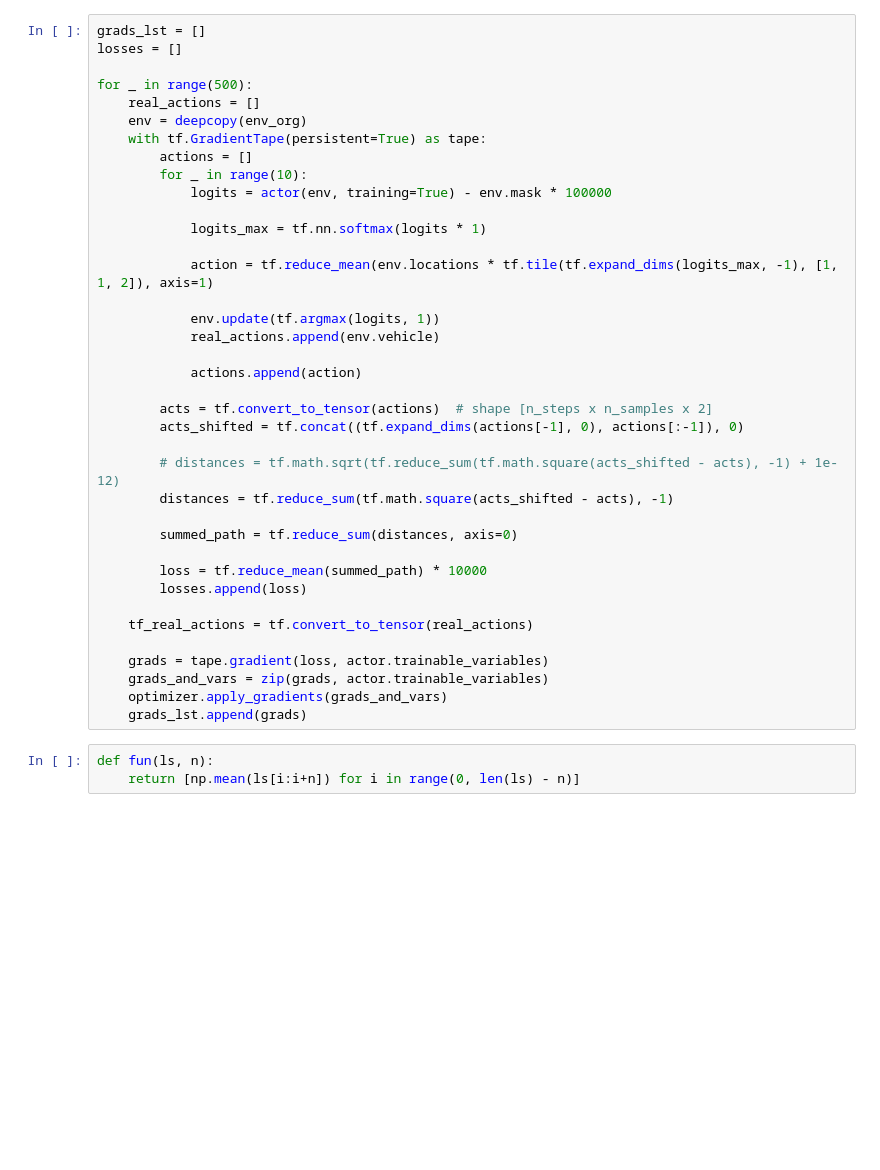
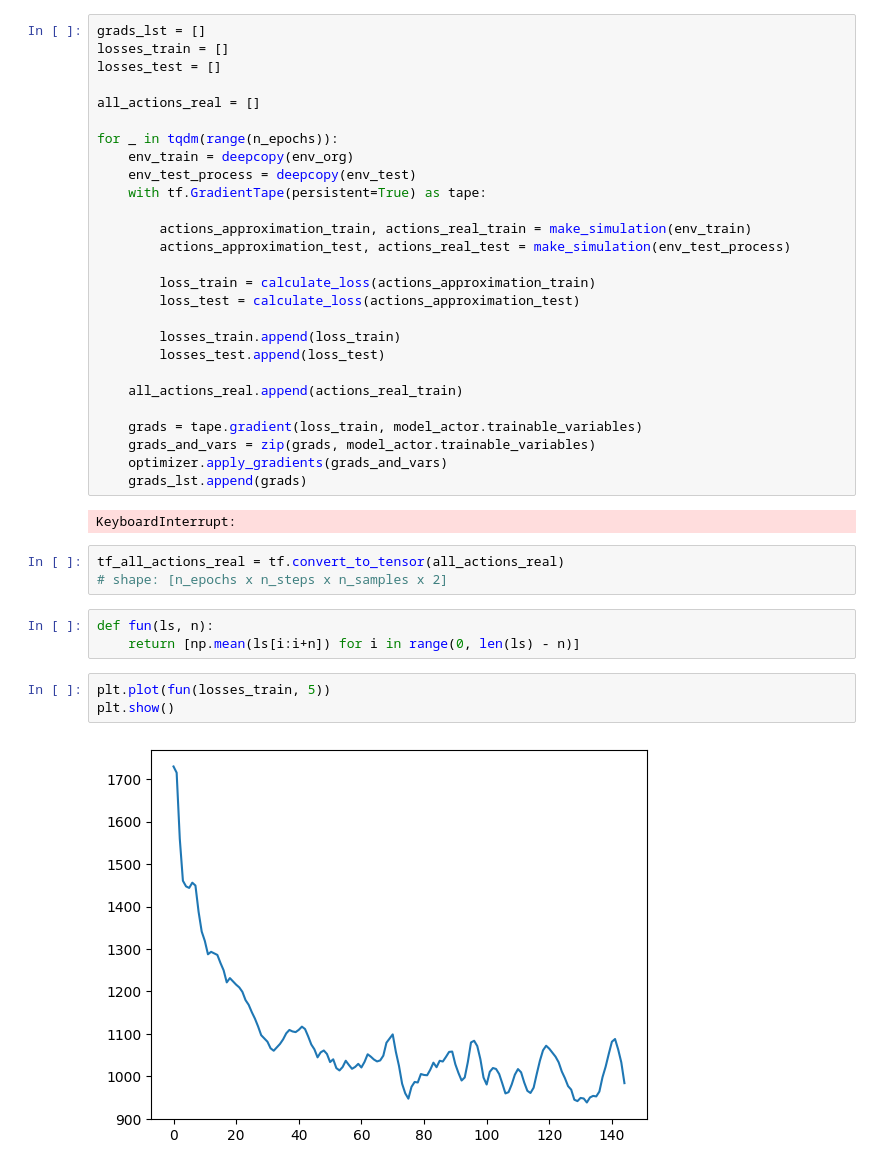
Before and after one commit to dbugajny/VRP-RL, a Jupyter notebook: test_db.ipynb, the cells around one changed output. Cells and saved outputs as stored; diff of their text form; blank space fills up the shorter version.

```diff
--- a/test_db.ipynb
+++ b/test_db.ipynb
@@ -18,42 +53,41 @@ env_org = Environment(n_samples, n_locations, max_demand, max_capacity)
 # %%
 grads_lst = []
-losses = []
+losses_train = []
+losses_test = []
 
-for _ in range(500):
-    real_actions = []
-    env = deepcopy(env_org)
+all_actions_real = []
+
+for _ in tqdm(range(n_epochs)):
+    env_train = deepcopy(env_org)
+    env_test_process = deepcopy(env_test)
     with tf.GradientTape(persistent=True) as tape:
-        actions = []
-        for _ in range(10):
-            logits = actor(env, training=True) - env.mask * 100000
 
-            logits_max = tf.nn.softmax(logits * 1)
+        actions_approximation_train, actions_real_train = make_simulation(env_train)
+        actions_approximation_test, actions_real_test = make_simulation(env_test_process)
 
-            action = tf.reduce_mean(env.locations * tf.tile(tf.expand_dims(logits_max, -1), [1, 1, 2]), axis=1)
+        loss_train = calculate_loss(actions_approximation_train)
+        loss_test = calculate_loss(actions_approximation_test)
 
-            env.update(tf.argmax(logits, 1))
-            real_actions.append(env.vehicle)
+        losses_train.append(loss_train)
+        losses_test.append(loss_test)
 
-            actions.append(action)
+    all_actions_real.append(actions_real_train)
 
-        acts = tf.convert_to_tensor(actions)  # shape [n_steps x n_samples x 2]
-        acts_shifted = tf.concat((tf.expand_dims(actions[-1], 0), actions[:-1]), 0)
-
-        # distances = tf.math.sqrt(tf.reduce_sum(tf.math.square(acts_shifted - acts), -1) + 1e-12)
-        distances = tf.reduce_sum(tf.math.square(acts_shifted - acts), -1)
-
-        summed_path = tf.reduce_sum(distances, axis=0)
-
-        loss = tf.reduce_mean(summed_path) * 10000
-        losses.append(loss)
-
-    tf_real_actions = tf.convert_to_tensor(real_actions)
-
-    grads = tape.gradient(loss, actor.trainable_variables)
-    grads_and_vars = zip(grads, actor.trainable_variables)
+    grads = tape.gradient(loss_train, model_actor.trainable_variables)
+    grads_and_vars = zip(grads, model_actor.trainable_variables)
     optimizer.apply_gradients(grads_and_vars)
     grads_lst.append(grads)
+# %% [output]
+KeyboardInterrupt:
+# %%
+tf_all_actions_real = tf.convert_to_tensor(all_actions_real)
+# shape: [n_epochs x n_steps x n_samples x 2]
 # %%
 def fun(ls, n):
     return [np.mean(ls[i:i+n]) for i in range(0, len(ls) - n)]
+# %%
+plt.plot(fun(losses_train, 5))
+plt.show()
+# %% [output]
+[figure, added]
 # %%
```
Also changed, not shown: parts of 10 cells of this notebook, 4 other files.
